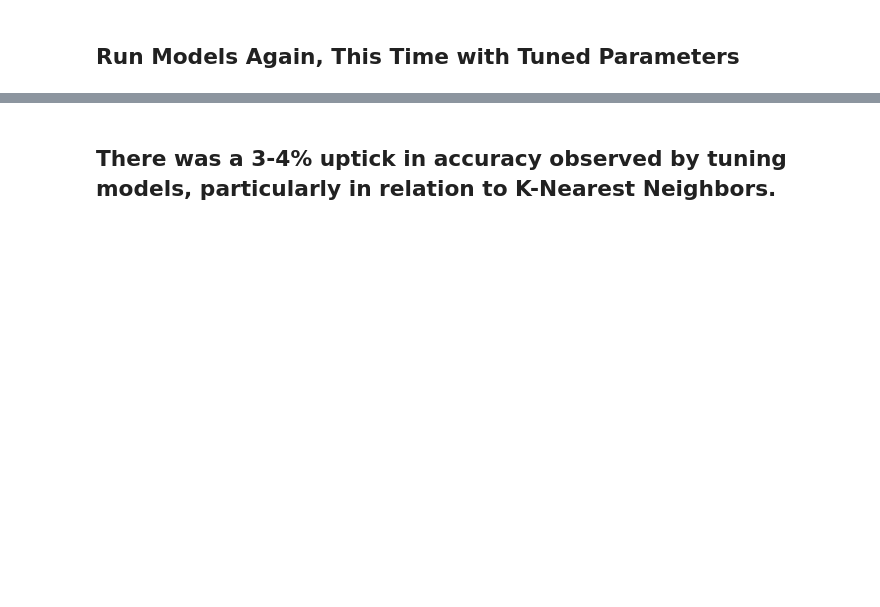
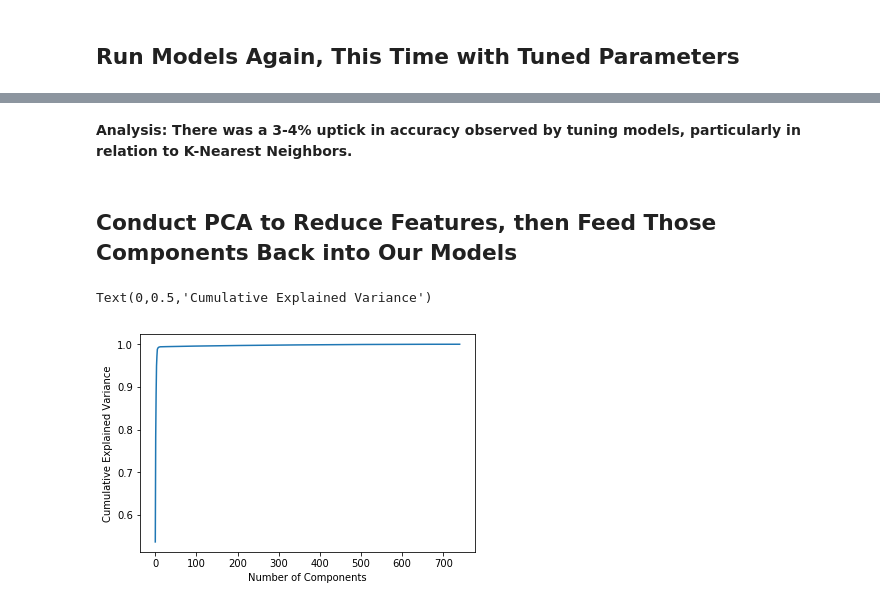
Before and after one commit to str007/Kaggle, a Jupyter notebook: Basketball_Shots.ipynb, the cells around one changed output, grey strips where cells are left out. Drawn from its saved outputs; the diff is of its cells as text; code cells hidden in the pictures; blank space fills up the shorter version.

```diff
--- a/Basketball_Shots.ipynb
+++ b/Basketball_Shots.ipynb
@@ -166,7 +174,7 @@ The abundance of shots with so much time left on the shot clock makes me think t
 # %%
 #Remove insignificant columns that can't be used as features
 
-shots = shots.drop(['GAME_ID', 'MATCHUP', 'GAME_CLOCK', 'CLOSEST_DEFENDER', 'player_name', 'CLOSEST_DEFENDER_PLAYER_ID', 'FGM', 'PTS', 'player_id'], 1)
+shots = shots.drop(['GAME_ID', 'MATCHUP', 'GAME_CLOCK', 'CLOSEST_DEFENDER_PLAYER_ID', 'FGM', 'PTS', 'player_id'], 1)
 shots.head(5)
 # %% [output]
 |  | LOCATION | W | FINAL_MARGIN | SHOT_NUMBER | PERIOD | SHOT_CLOCK | DRIBBLES | TOUCH_TIME | SHOT_DIST | ... |
@@ -670,3 +680,17 @@ array([[4394, 1079],
 ... (3 outputs left out)
 # %% [markdown]
-## There was a 3-4% uptick in accuracy observed by tuning models, particularly in relation to K-Nearest Neighbors.
+**Analysis: There was a 3-4% uptick in accuracy observed by tuning models, particularly in relation to K-Nearest Neighbors.**
+# %% [markdown]
+## Conduct PCA to Reduce Features, then Feed Those Components Back into Our Models
+# %%
+#Determining proper number of components
+
+from sklearn.decomposition import PCA
+
+pca = PCA().fit(X)
+plt.plot(np.cumsum(pca.explained_variance_ratio_))
+plt.xlabel('Number of Components')
+plt.ylabel('Cumulative Explained Variance')
+# %% [output]
+Text(0,0.5,'Cumulative Explained Variance')
+[figure, added]
```
Also changed, not shown: parts of 11 cells of this notebook.
